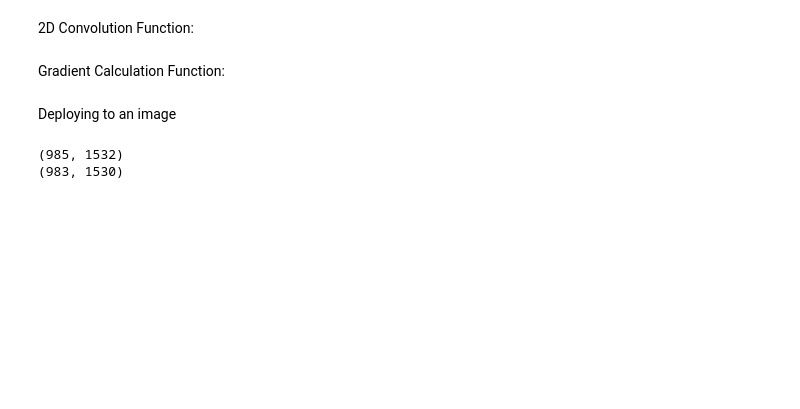
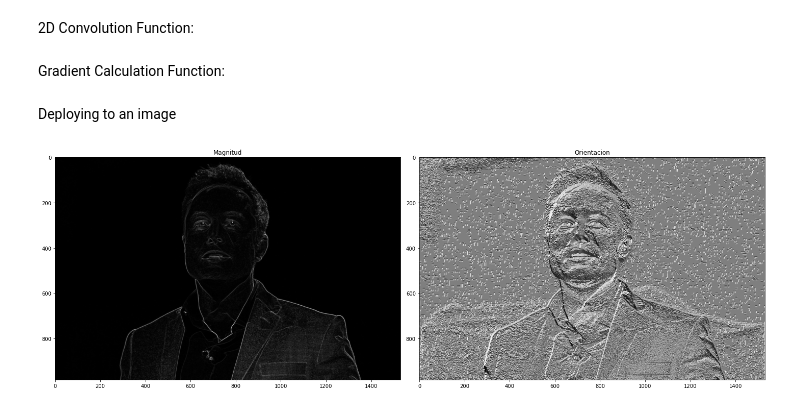
Before and after one commit to ElmerAlanoca/HackC, a Jupyter notebook: LABORATORIOS/LAB4/Lab4.ipynb, the cells around one changed output. Cells and saved outputs as stored; diff of their text form; code cells hidden in the pictures; blank space fills up the shorter version.

```diff
--- a/LABORATORIOS/LAB4/Lab4.ipynb
+++ b/LABORATORIOS/LAB4/Lab4.ipynb
@@ -204,7 +195,8 @@ Function to generate the Gaussian NxN kernel:
 # %% [markdown]
 2D Convolution Function:
 # %%
-def convolve2D(image, kernel, padding=0, strides=1):
+def conv2D(image, kernel, padding=0, strides=1):
+
     kernel = np.flipud(np.fliplr(kernel))
 
     xKernShape = kernel.shape[0]
@@ -244,8 +236,8 @@ def sobel_filters(img):
     Kx = np.array([[-1, 0, 1], [-2, 0, 2], [-1, 0, 1]], np.float32)
     Ky = np.array([[1, 2, 1], [0, 0, 0], [-1, -2, -1]], np.float32)
 
-    Ix = convolve2D(img, Kx)
-    Iy = convolve2D(img, Ky)
+    Ix = conv2D(img, Kx)
+    Iy = conv2D(img, Ky)
 
     G = np.hypot(Ix, Iy)
     G = G / G.max() * 255
@@ -261,9 +254,4 @@ G, theta = sobel_filters(image0)
-# %%
-size0 = image0.shape
-print(size0)
-
-size1 = G.shape
-print(size1)
-# %% [output]
-(985, 1532)
-(983, 1530)
+# %%
+myImages("Magnitud", G, "Orientacion", theta)
+# %% [output]
+[figure, added]
```
Also changed, not shown: parts of 10 cells of this notebook, 1 other file.
